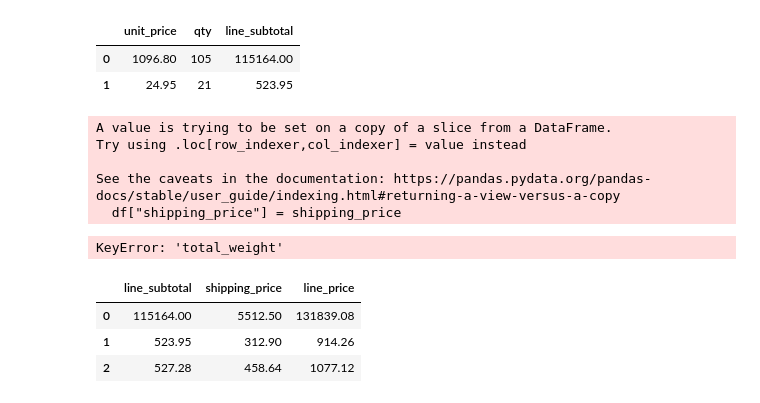
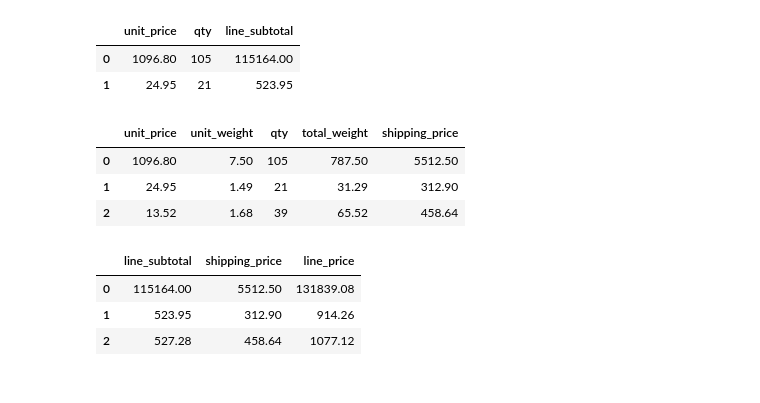
Before and after one commit to SeanRowan19/pandas-challenge-1, a Jupyter notebook: wholesale_data_analysis_starter_code.ipynb, the cells around one changed output. Drawn from its saved outputs; the diff is of its cells as text; code cells hidden in the pictures.

```diff
--- a/wholesale_data_analysis_starter_code.ipynb
+++ b/wholesale_data_analysis_starter_code.ipynb
@@ -103,8 +103,8 @@ Do we know that this client spent the more money than client 66037? If not, how
 # Create a column that calculates the subtotal for each line using the unit_price and the qty
 line_subtotal = df["unit_price"] * df["qty"]
 df["line_subtotal"] = line_subtotal
-df = df[["unit_price", "qty", "line_subtotal"]]
-df.head(2)
+line_subtotal_df = df[['unit_price', 'qty', 'line_subtotal']]
+line_subtotal_df.head(2)
 # %% [output]
 |  | unit_price | qty | line_subtotal |
 | 0 | 1096.80 | 105 | 115164.00 |
@@ -112,26 +112,22 @@ df.head(2)
 # %%
 # Create a column for shipping price.
 # Assume a shipping price of $7 per pound for orders over 50 pounds and $10 per pound for items 50 pounds or under.
-
+total_weight = df["unit_weight"] * df["qty"]
+df["total_weight"] = total_weight
 
 def shipping_price(row):
     if row["total_weight"] > 50:
         return row["total_weight"] * 7
     else:
         return row["total_weight"] * 10
 
-df["shipping_price"] = shipping_price
-df['shipping_price'] = df['total_weight'].apply(match_amount)
-
-# df = df[["unit_price", "qty", "shipping_price"]]
-
-df.head(3)
+df['shipping_price'] = df.apply(shipping_price, axis=1)
+shipping_price_df = df[['unit_price', 'unit_weight', 'qty', 'total_weight', 'shipping_price']]
+shipping_price_df.head(3)
 # %% [output]
-A value is trying to be set on a copy of a slice from a DataFrame.
-Try using .loc[row_indexer,col_indexer] = value instead
-
-See the caveats in the documentation: https://pandas.pydata.org/pandas-docs/stable/user_guide/indexing.html#returning-a-view-versus-a-copy
-  df["shipping_price"] = shipping_price
-KeyError: 'total_weight'
+|  | unit_price | unit_weight | qty | total_weight | shipping_price |
+| 0 | 1096.80 | 7.50 | 105 | 787.50 | 5512.50 |
+| 1 | 24.95 | 1.49 | 21 | 31.29 | 312.90 |
+| 2 | 13.52 | 1.68 | 39 | 65.52 | 458.64 |
 # %%
 # Create a column for the total price using the subtotal and the shipping price along with a sales tax of 9.25%
```
Also changed, not shown: parts of 1 cell of this notebook.
